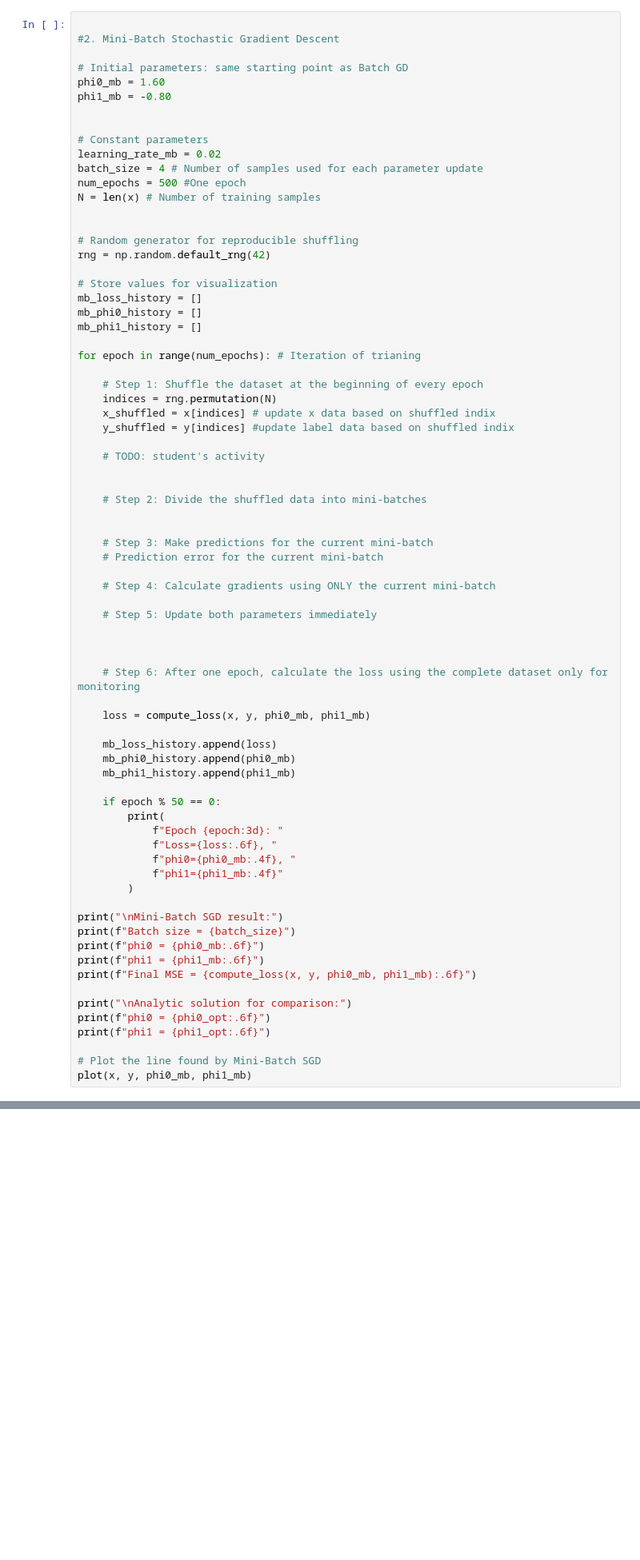
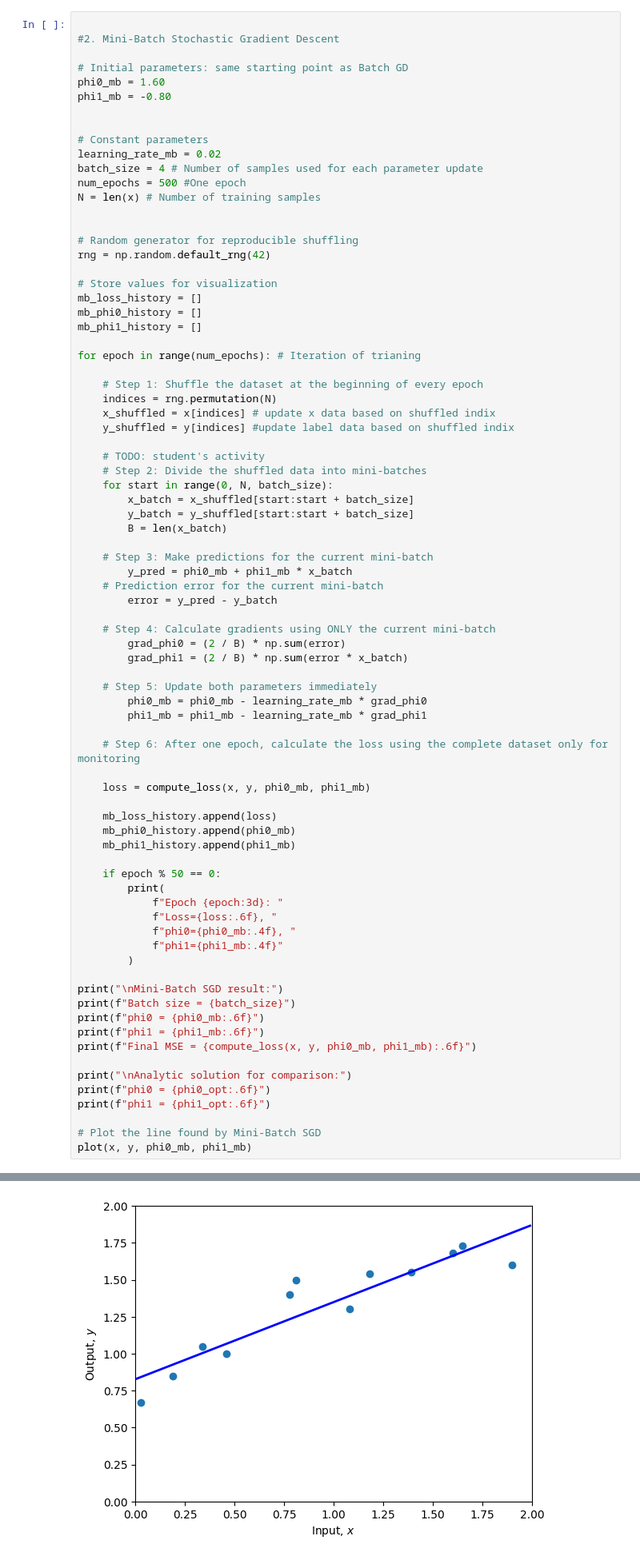
Before and after one commit to PANHARO/AI_class, a Jupyter notebook: lab_practice/Lab1.2_Linear_Regression_Analytic_GD_MiniBatchSGD_Practices_v2.ipynb, the cells around one changed output, grey strips where cells are left out. Shown at 80% size. Drawn from its saved outputs; the diff is of its cells as text; blank space fills up the shorter version.

```diff
--- a/lab_practice/Lab1.2_Linear_Regression_Analytic_GD_MiniBatchSGD_Practices_v2.ipynb
+++ b/lab_practice/Lab1.2_Linear_Regression_Analytic_GD_MiniBatchSGD_Practices_v2.ipynb
@@ -651,19 +630,24 @@ for epoch in range(num_epochs): # Iteration of trianing
     y_shuffled = y[indices] #update label data based on shuffled indix
 
     # TODO: student's activity
-
-
     # Step 2: Divide the shuffled data into mini-batches
-
+    for start in range(0, N, batch_size):
+        x_batch = x_shuffled[start:start + batch_size]
+        y_batch = y_shuffled[start:start + batch_size]
+        B = len(x_batch)
 
     # Step 3: Make predictions for the current mini-batch
+        y_pred = phi0_mb + phi1_mb * x_batch
     # Prediction error for the current mini-batch
+        error = y_pred - y_batch
 
     # Step 4: Calculate gradients using ONLY the current mini-batch
+        grad_phi0 = (2 / B) * np.sum(error)
+        grad_phi1 = (2 / B) * np.sum(error * x_batch)
 
     # Step 5: Update both parameters immediately
-
-
+        phi0_mb = phi0_mb - learning_rate_mb * grad_phi0
+        phi1_mb = phi1_mb - learning_rate_mb * grad_phi1
 
     # Step 6: After one epoch, calculate the loss using the complete dataset only for monitoring
 
@@ -698,3 +701,4 @@ NameError: name 'x' is not defined
+[figure, added]
 # %% [markdown]
 #### 5.3 Compare Analytic Solution, Batch GD, and Mini-Batch SGD
 
```
Also changed, not shown: parts of 5 cells of this notebook, 1 other file.
